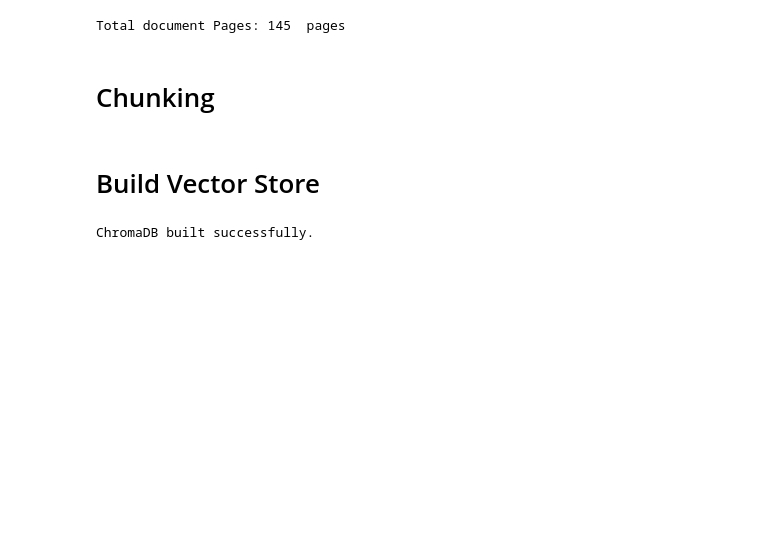
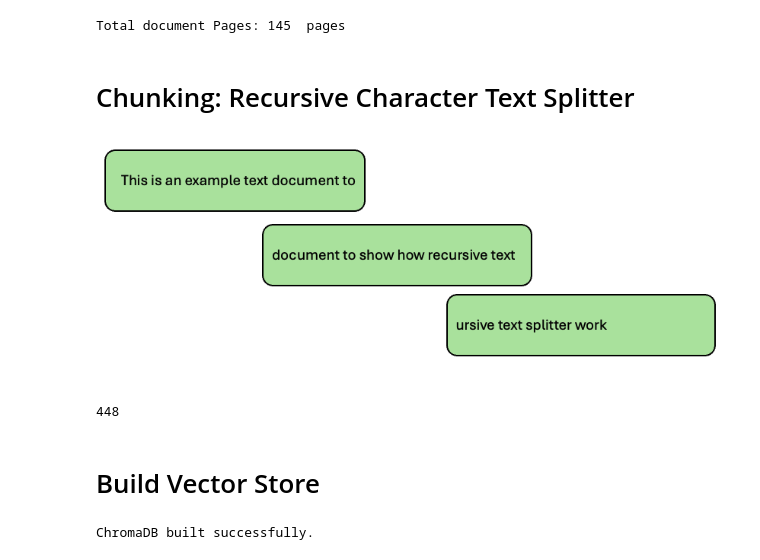
Before and after one commit to PhanindraParashar/Basic-RAG-workflow, a Jupyter notebook: Basic-RAG-Workflow.ipynb, the cells around one changed output. Drawn from its saved outputs; the diff is of its cells as text; code cells hidden in the pictures; blank space fills up the shorter version.

Commit message:
update repo- add more comments and images to explain

```diff
--- a/Basic-RAG-Workflow.ipynb
+++ b/Basic-RAG-Workflow.ipynb
@@ -37,10 +73,17 @@ print(f"Total document Pages: {len(documents)}  pages")
 # %% [output]
 Total document Pages: 145  pages
 # %% [markdown]
-# Chunking
+# Chunking: Recursive Character Text Splitter
+# %%
+display(Image(filename='rts.png'))
+# %% [output]
+[figure, added]
 # %%
 text_splitter = RecursiveCharacterTextSplitter(chunk_size=1500, chunk_overlap=200)
 texts = text_splitter.split_documents(documents)
+len(texts)
+# %% [output]
+448
 # %% [markdown]
 # Build Vector Store
 # %%
```
Also changed, not shown: parts of 17 cells of this notebook, 6 other files.
